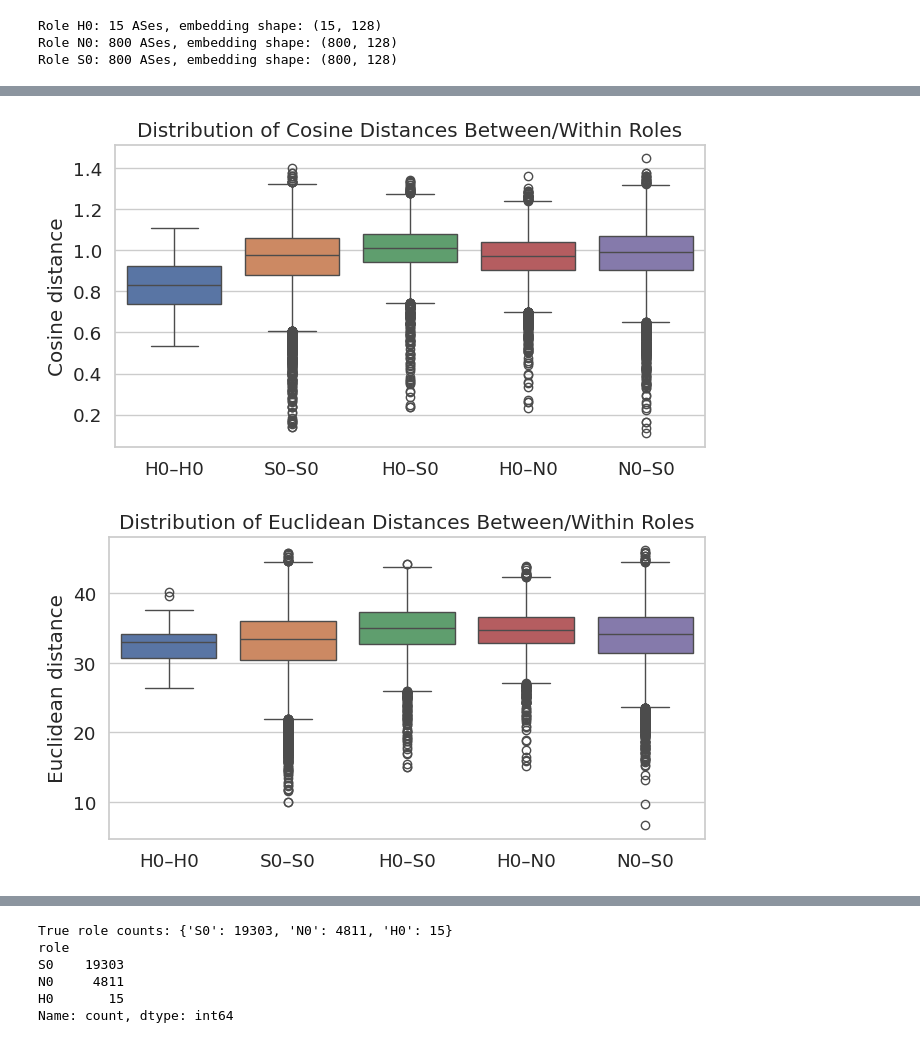
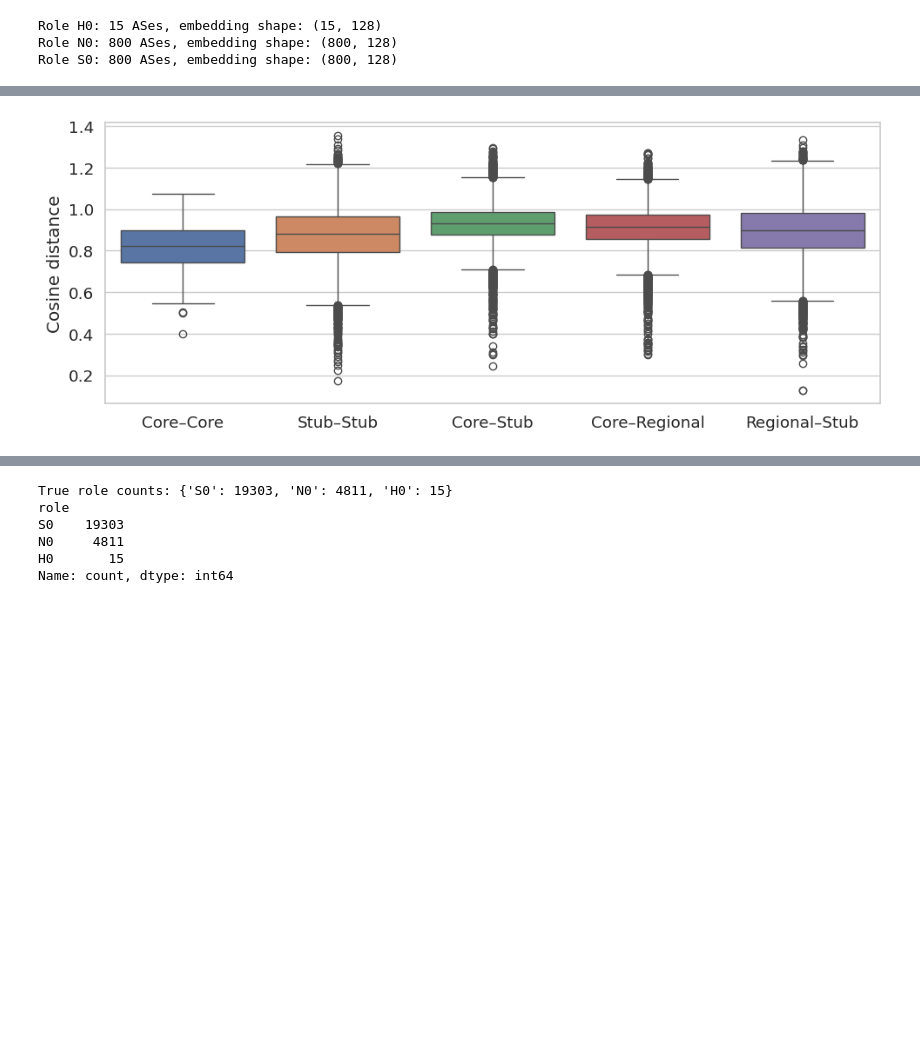
Before and after one commit to lddis666/embed, a Jupyter notebook: visualization.ipynb, the cells around one changed output, grey strips where cells are left out. Saved outputs shown, nothing was run; the diff lists cells and outputs as text; code cells hidden in the pictures; blank space fills up the shorter version.

```diff
--- a/visualization.ipynb
+++ b/visualization.ipynb
@@ -161,7 +161,7 @@ import seaborn as sns
 # 1. 载入 feature.csv 和 embedding
 # -----------------------------
 feature_path = r"/mlx_devbox/users/liurundong.991/playground/embed/node_features.csv"
-embedding_path = r'''/mlx_devbox/users/liurundong.991/playground/embed/output/as_contextual_embedding_feat_without-nsp.txt'''
+embedding_path = r'''/mlx_devbox/users/liurundong.991/playground/embed/output/as_contextual_embedding_1203-map-mfr-no-missing-indicator-4_lambda-40_epoch.txt'''
 
 
 from Dataset import ASEmbeddingLoader  # 修改为你真实的 import
@@ -327,6 +327,10 @@ for metric in metrics:
 # -----------------------------
 # 6. 可视化：距离分布箱线图
 # -----------------------------
+
+# metrics = [ "euclidean"]
+metrics = [ "cosine"]
+
 pairs_to_plot = [
     ("H0", "H0"),
     ("S0", "S0"),
@@ -334,39 +338,45 @@ pairs_to_plot = [
     ("H0", "N0"),
     ("N0", "S0"),
 ]
+
+convert_role = {
+    "H0": "Core",
+    "N0": "Regional",
+    "S0": "Stub",
+}
 
 for metric in metrics:
     res = distance_results[metric]
     dist_distributions = res["distributions"]
 
     data_for_box = []
     labels = []
 
     for (r1, r2) in pairs_to_plot:
         dvals = dist_distributions.get((r1, r2), None)
         if dvals is None or len(dvals) == 0:
             continue
 
         # 若分布太大，可随机再抽样一部分以减少绘图开销
         if len(dvals) > 20000:
             dvals = np.random.choice(dvals, size=20000, replace=False)
 
         data_for_box.append(dvals)
-        labels.append(f"{r1}–{r2}")
+        labels.append(f"{convert_role[r1]}–{convert_role[r2]}")
 
     if len(data_for_box) == 0:
         continue
 
-    plt.figure(figsize=(7, 4))
+    plt.figure(figsize=(10, 4))
     sns.boxplot(data=data_for_box)
     plt.xticks(ticks=range(len(labels)), labels=labels)
     plt.ylabel(f"{metric.capitalize()} distance")
-    plt.title(f"Distribution of {metric.capitalize()} Distances Between/Within Roles")
+    # plt.title(f"Distribution of {metric.capitalize()} Distances Between/Within Roles")
     plt.tight_layout()
+    plt.savefig(f"role_distance_boxplot_{metric}.pdf")
     plt.show()
 # %% [output]
-[figure, old version]
+[figure, new version]
-[figure, removed]
 # %%
 from scipy.stats import mannwhitneyu, ks_2samp
 import pandas as pd
```
Also changed, not shown: parts of 30 cells of this notebook, 23 other files.
